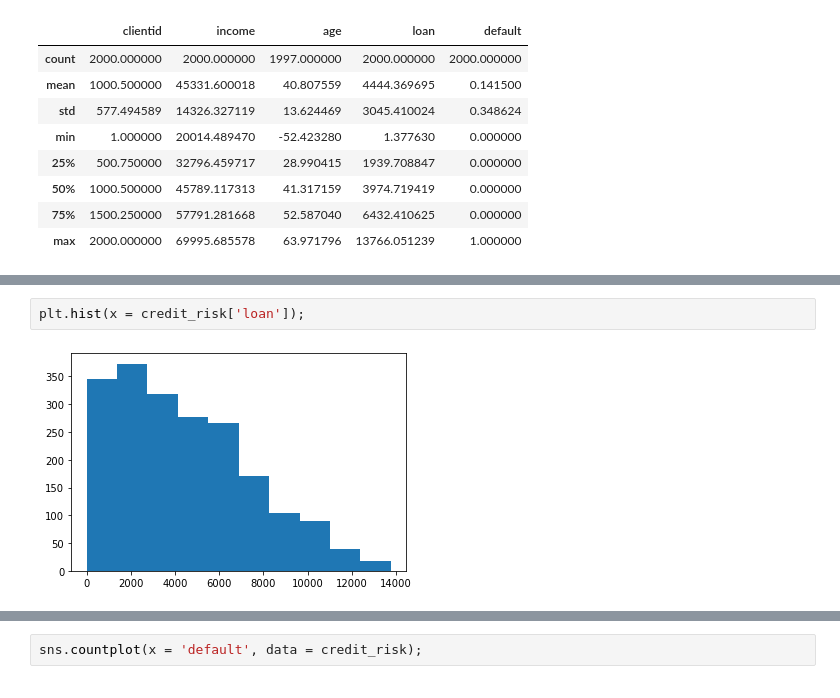
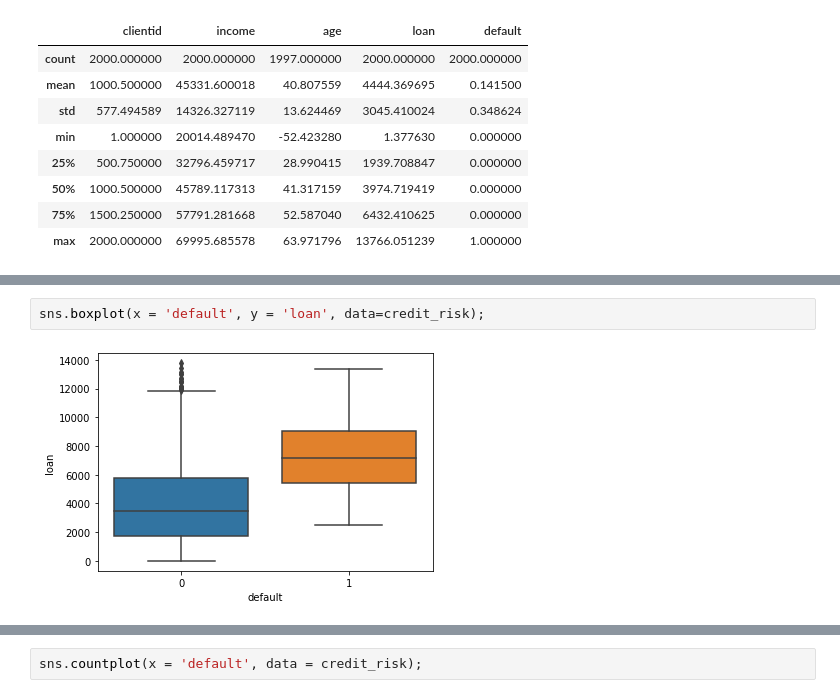
Before and after one commit to Dedsd/Credit-risk-data-modelation-and-predictions-with-neural-networks, a Jupyter notebook: Credit_Risk_Analysis.ipynb, the cells around one changed output, grey strips where cells are left out. Drawn from its saved outputs; the diff is of its cells as text.

Commit message:
Replacing some histograms with boxplot and updating readme

```diff
--- a/Credit_Risk_Analysis.ipynb
+++ b/Credit_Risk_Analysis.ipynb
@@ -49,4 +41,4 @@ plt.hist(x = credit_risk['income']);
-# %%
-plt.hist(x = credit_risk['loan']);
-# %% [output]
-[figure, removed]
+# %%
+sns.boxplot(x = 'default', y = 'loan', data=credit_risk);
+# %% [output]
+[figure, added]
```
Also changed, not shown: parts of 4 cells of this notebook, 3 other files.
